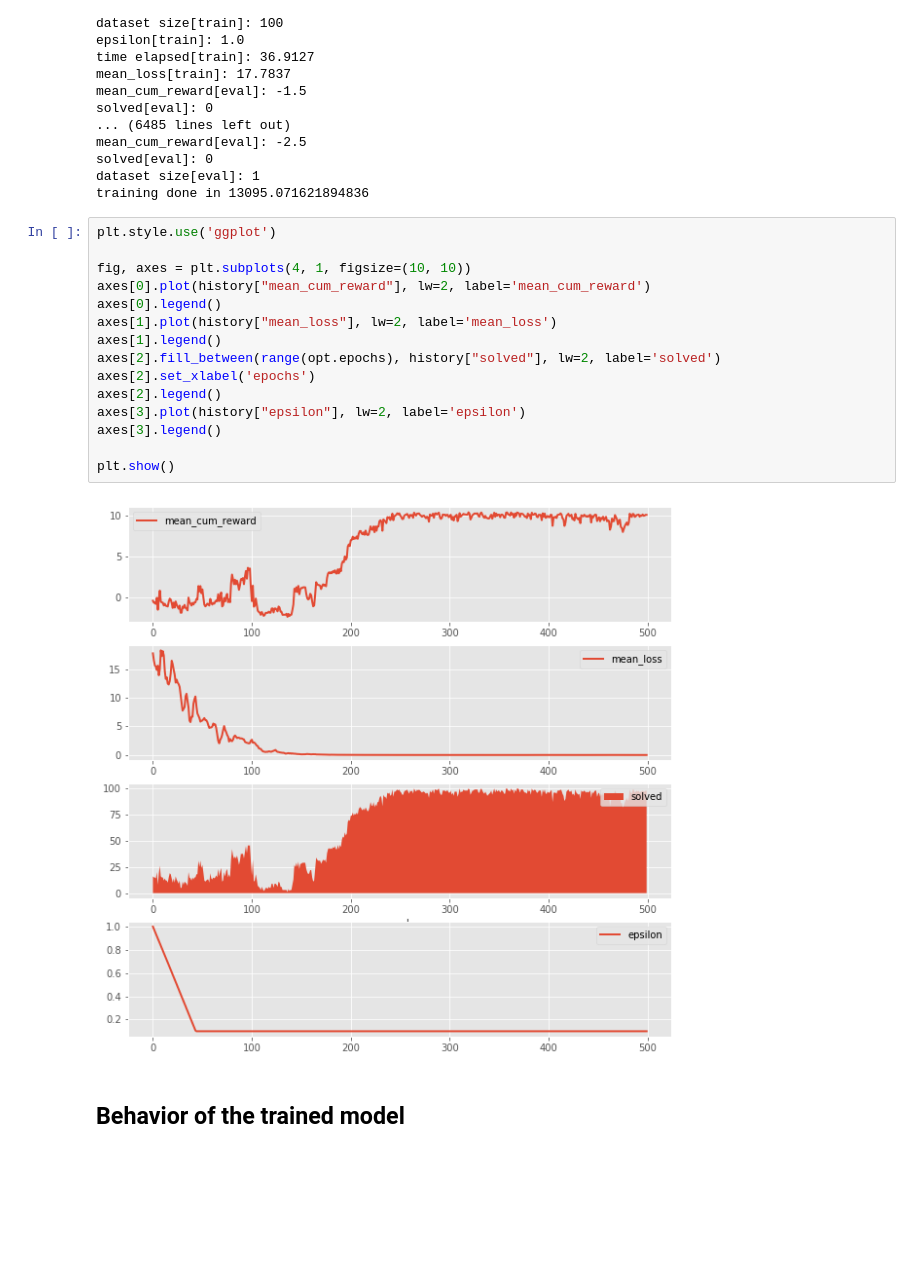
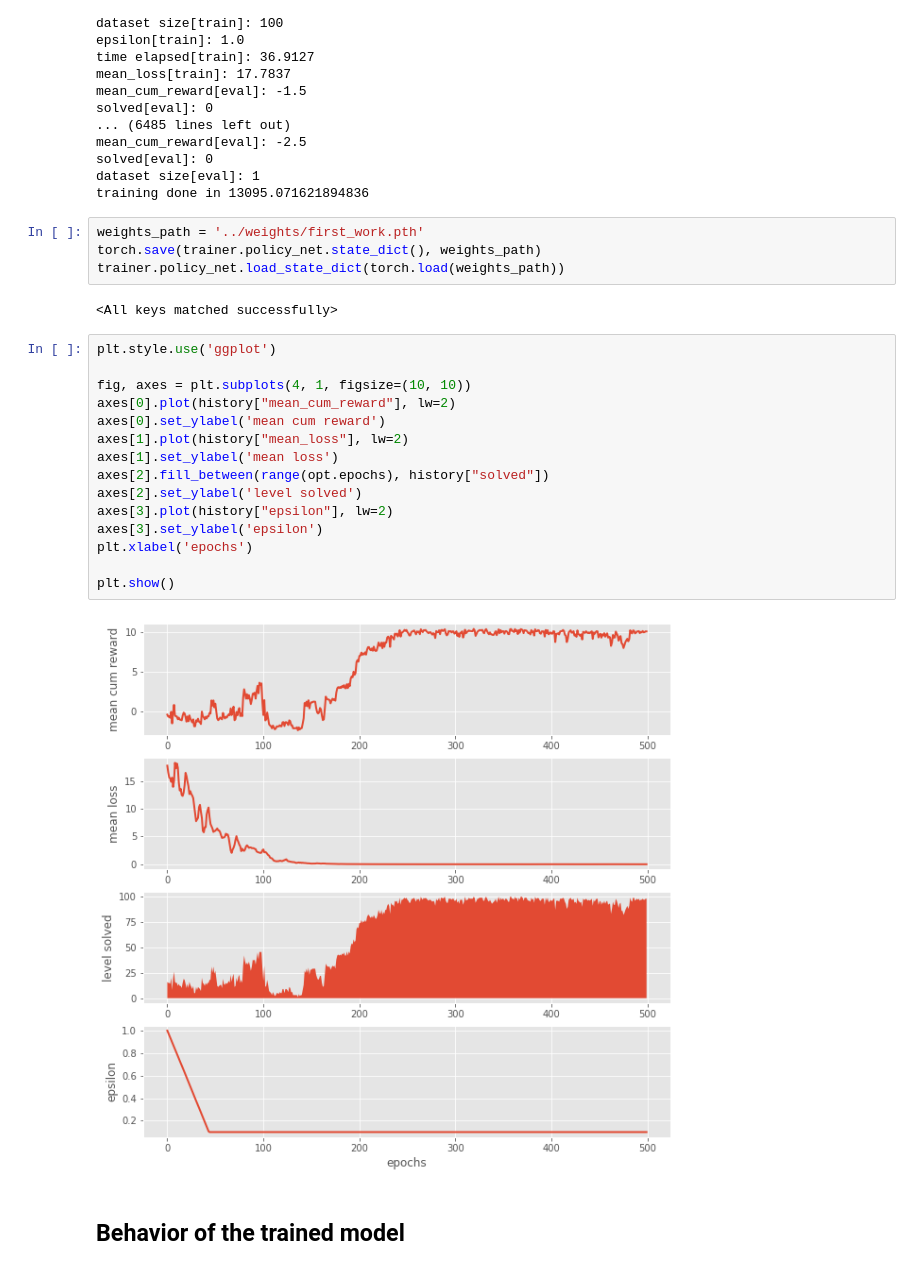
Before and after one commit to mathieuorhan/graph-sokoban, a Jupyter notebook: notebooks/train_vizualization.ipynb, the cells around one changed output. Cells and saved outputs as stored; diff of their text form; blank space fills up the shorter version.

Commit message:
add:  saving history after training + viz

```diff
--- a/notebooks/train_vizualization.ipynb
+++ b/notebooks/train_vizualization.ipynb
@@ -197,23 +197,29 @@ mean_cum_reward[eval]: -2.5
 solved[eval]: 0
 dataset size[eval]: 1
 training done in 13095.071621894836
+# %%
+weights_path = '../weights/first_work.pth'
+torch.save(trainer.policy_net.state_dict(), weights_path)
+trainer.policy_net.load_state_dict(torch.load(weights_path))
+# %% [output]
+<All keys matched successfully>
 # %%
 plt.style.use('ggplot')
 
 fig, axes = plt.subplots(4, 1, figsize=(10, 10))
-axes[0].plot(history["mean_cum_reward"], lw=2, label='mean_cum_reward')
-axes[0].legend()
-axes[1].plot(history["mean_loss"], lw=2, label='mean_loss')
-axes[1].legend()
-axes[2].fill_between(range(opt.epochs), history["solved"], lw=2, label='solved')
-axes[2].set_xlabel('epochs')
-axes[2].legend()
-axes[3].plot(history["epsilon"], lw=2, label='epsilon')
-axes[3].legend()
+axes[0].plot(history["mean_cum_reward"], lw=2)
+axes[0].set_ylabel('mean cum reward')
+axes[1].plot(history["mean_loss"], lw=2)
+axes[1].set_ylabel('mean loss')
+axes[2].fill_between(range(opt.epochs), history["solved"])
+axes[2].set_ylabel('level solved')
+axes[3].plot(history["epsilon"], lw=2)
+axes[3].set_ylabel('epsilon')
+plt.xlabel('epochs')
 
 plt.show()
 # %% [output]
-[figure, old version]
+[figure, new version]
 # %% [markdown]
 ## Behavior of the trained model
 # %%
```
Also changed, not shown: parts of 1 cell of this notebook, 3 other files.
